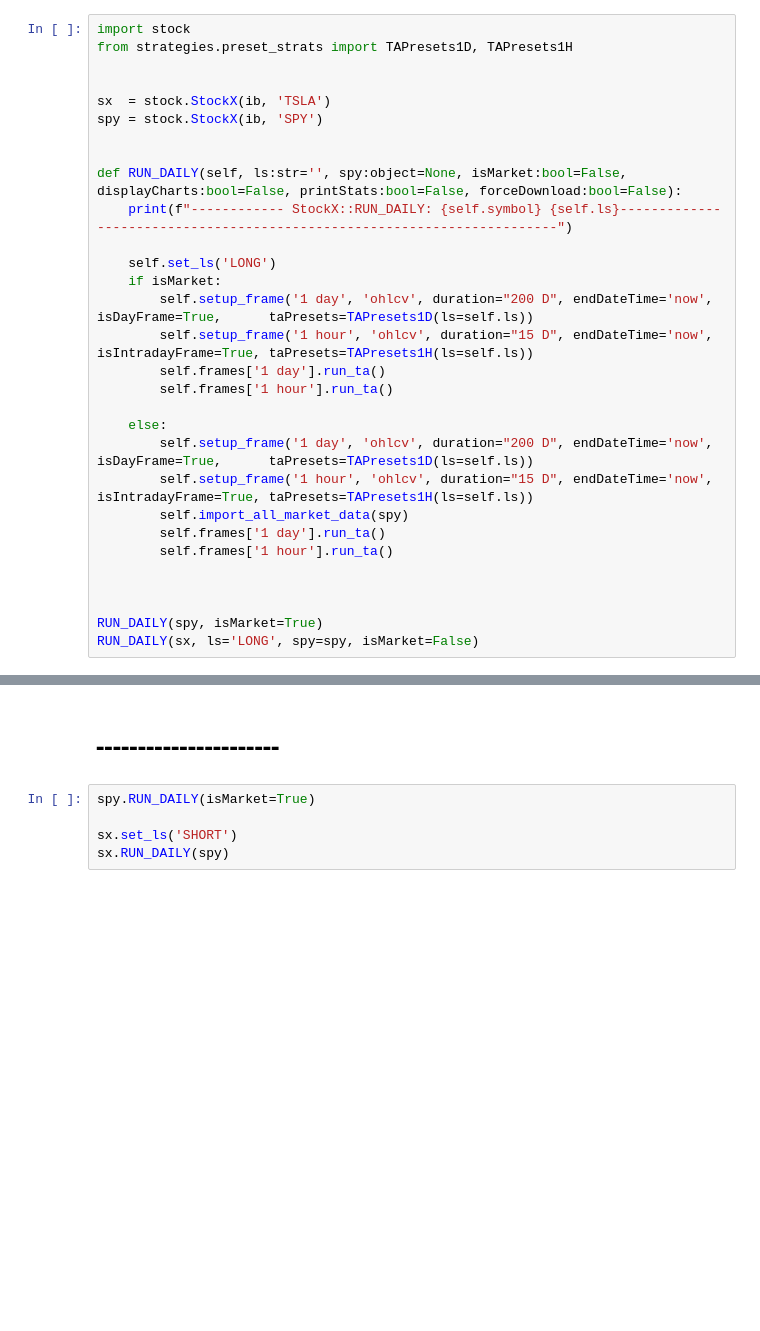
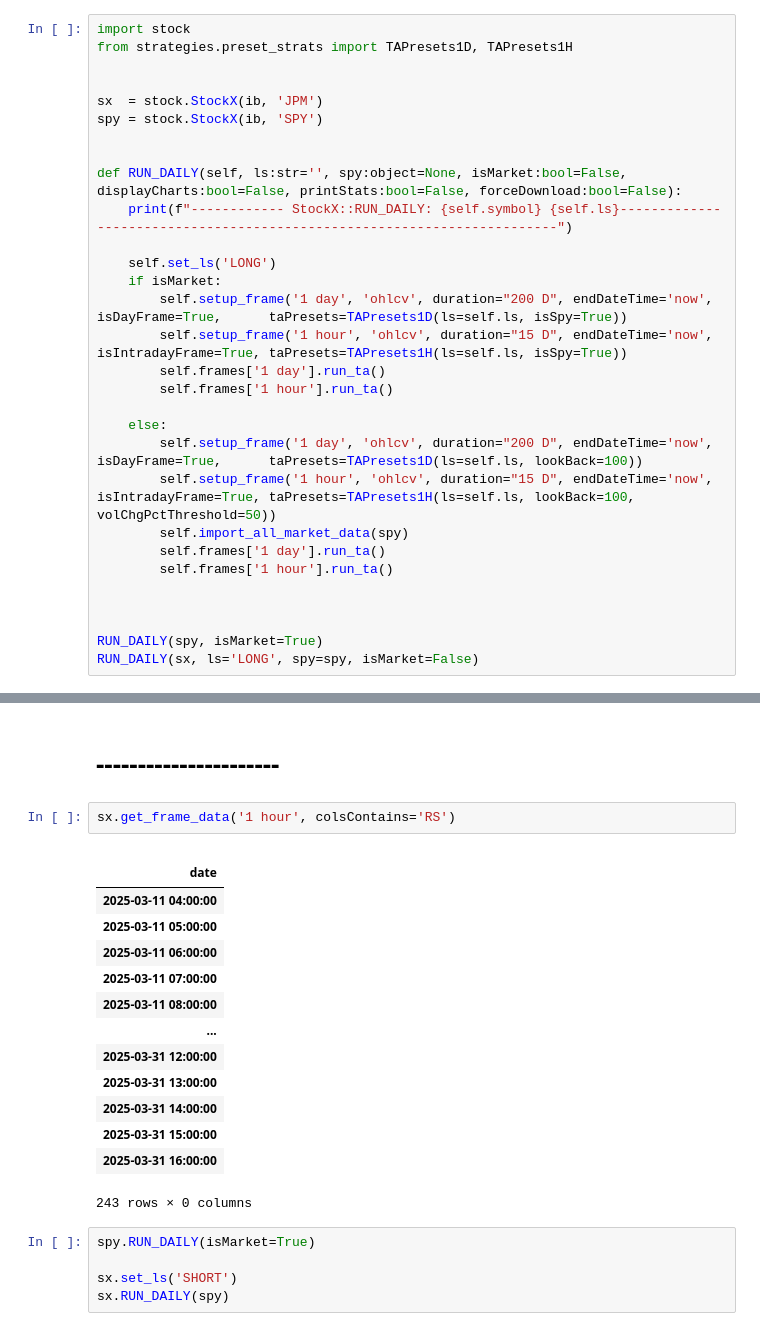
Before and after one commit to Design-01/stockbot_4, a Jupyter notebook: TEST_StockX.ipynb, the cells around one changed output, grey strips where cells are left out. Drawn from its saved outputs; the diff is of its cells as text; blank space fills up the shorter version.

```diff
--- a/TEST_StockX.ipynb
+++ b/TEST_StockX.ipynb
@@ -30,7 +30,7 @@ import stock
 from strategies.preset_strats import TAPresets1D, TAPresets1H
 
 
-sx  = stock.StockX(ib, 'TSLA')
+sx  = stock.StockX(ib, 'JPM')
 spy = stock.StockX(ib, 'SPY')
 
 
@@ -39,14 +39,14 @@ def RUN_DAILY(self, ls:str='', spy:object=None, isMarket:bool=False, displayChar
 
     self.set_ls('LONG')
     if isMarket:
-        self.setup_frame('1 day', 'ohlcv', duration="200 D", endDateTime='now', isDayFrame=True,      taPresets=TAPresets1D(ls=self.ls))
-        self.setup_frame('1 hour', 'ohlcv', duration="15 D", endDateTime='now', isIntradayFrame=True, taPresets=TAPresets1H(ls=self.ls))
+        self.setup_frame('1 day', 'ohlcv', duration="200 D", endDateTime='now', isDayFrame=True,      taPresets=TAPresets1D(ls=self.ls, isSpy=True))
+        self.setup_frame('1 hour', 'ohlcv', duration="15 D", endDateTime='now', isIntradayFrame=True, taPresets=TAPresets1H(ls=self.ls, isSpy=True))
         self.frames['1 day'].run_ta()
         self.frames['1 hour'].run_ta()
 
     else:
-        self.setup_frame('1 day', 'ohlcv', duration="200 D", endDateTime='now', isDayFrame=True,      taPresets=TAPresets1D(ls=self.ls))
-        self.setup_frame('1 hour', 'ohlcv', duration="15 D", endDateTime='now', isIntradayFrame=True, taPresets=TAPresets1H(ls=self.ls))
+        self.setup_frame('1 day', 'ohlcv', duration="200 D", endDateTime='now', isDayFrame=True,      taPresets=TAPresets1D(ls=self.ls, lookBack=100))
+        self.setup_frame('1 hour', 'ohlcv', duration="15 D", endDateTime='now', isIntradayFrame=True, taPresets=TAPresets1H(ls=self.ls, lookBack=100, volChgPctThreshold=50))
         self.import_all_market_data(spy)
         self.frames['1 day'].run_ta()
         self.frames['1 hour'].run_ta()
@@ -118,6 +100,23 @@ sx.get_frame('1 day').plot()
 sx.get_frame('1 hour').plot()
 # %% [markdown]
 # ----------------------
+# %%
+sx.get_frame_data('1 hour', colsContains='RS')
+# %% [output]
+|  |
+| date |
+| 2025-03-11 04:00:00 |
+| 2025-03-11 05:00:00 |
+| 2025-03-11 06:00:00 |
+| 2025-03-11 07:00:00 |
+| 2025-03-11 08:00:00 |
+| ... |
+| 2025-03-31 12:00:00 |
+| 2025-03-31 13:00:00 |
+| 2025-03-31 14:00:00 |
+| 2025-03-31 15:00:00 |
+| 2025-03-31 16:00:00 |
+243 rows × 0 columns
 # %%
 spy.RUN_DAILY(isMarket=True)
 
```
Also changed, not shown: parts of 4 cells of this notebook, 13 other files.
